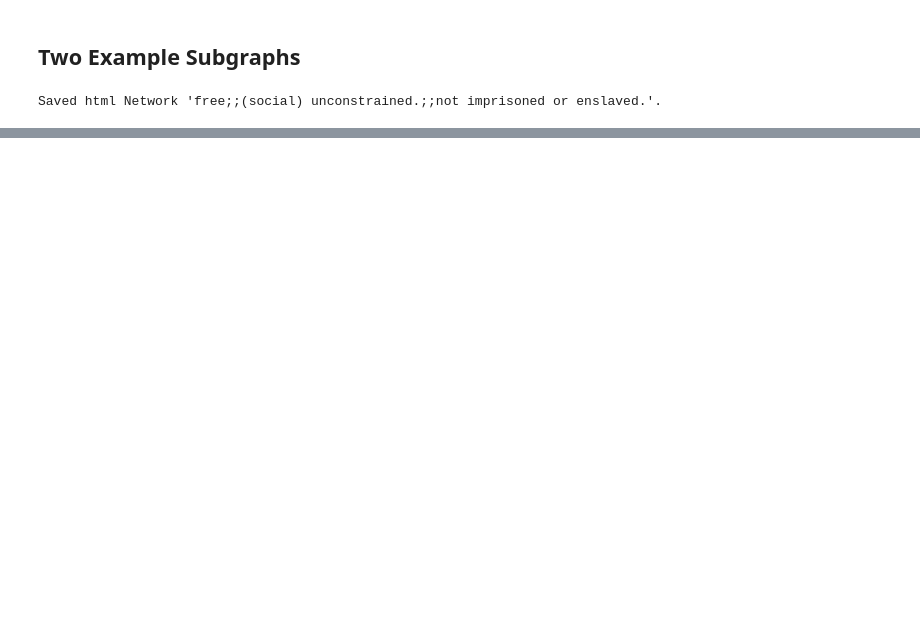
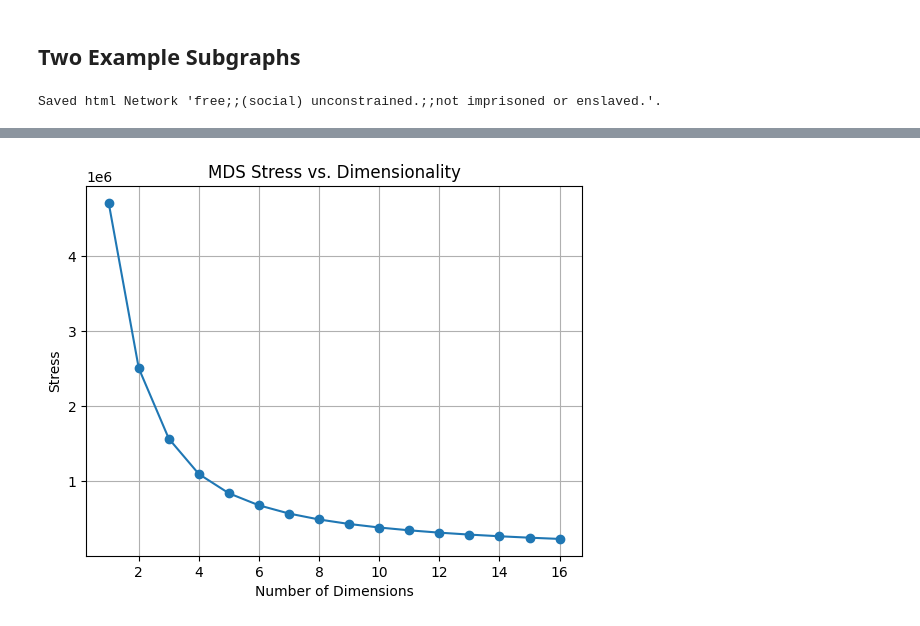
Before and after one commit to sinajaprlja/LexTyp, a Jupyter notebook: networkx.ipynb, the cells around one changed output, grey strips where cells are left out. Cells and saved outputs as stored; diff of their text form; code cells hidden in the pictures; blank space fills up the shorter version.

```diff
--- a/networkx.ipynb
+++ b/networkx.ipynb
@@ -409,7 +415,7 @@ def get_matrix_for_component_graph(component_graph: nx.Graph) -> List[List[int]]
     :param component_graph: The graph to calculate the matrix from
     :return: The len(nodes) x len(nodes) matrix containing every start stop pair
     """
-    path_len: int = len(find_longest_path_approx(component_graph=component_graph))
+    path_len: int = find_longest_path_approx(component_graph=component_graph)
 
     # Sort component_grpah nodes for a consistent matrix representation (index=node)
     nodes = sorted(component_graph.nodes)
@@ -417,8 +423,8 @@ def get_matrix_for_component_graph(component_graph: nx.Graph) -> List[List[int]]
 
     # Run random_walk starting from every node once and save the last visited node
     start_stop_map: Dict[str, str] = {node: [random_walk_in_component(component_graph=component_graph,
-                                                                     start_node=node,
-                                                                     walk_length=path_len) for _ in range(random_count)]
+                                                                      start_node=node,
+                                                                      walk_length=path_len) for _ in range(random_count)]
                                       for node in nodes}
 
     # Initialize matrix full of 0
@@ -427,7 +433,7 @@ def get_matrix_for_component_graph(component_graph: nx.Graph) -> List[List[int]]
     # Add 1 to every start stop pair and devide by node_count * walk_count
     for start, end_nodes in start_stop_map.items():
         for end in end_nodes:
-            matrix[nodes.index(start)][nodes.index(end)] = matrix[nodes.index(start)][nodes.index(end)] + (1 / (random_count * len(nodes)))
+            matrix[nodes.index(start)][nodes.index(end)] = matrix[nodes.index(start)][nodes.index(end)] + (1 / (random_count))
 
     debug()
     debug('\n  '.join(["EndNode Percentages:"] + [", ".join([f"{value:0.4f}" for value in row]) for row in matrix]))
@@ -500,0 +509,15 @@ print(matrix)
+# %%
+def avg(a:float, b: float) -> float:
+    """
+    Calculcates the average of two values.
+    """
+    return (a + b)/2
+
+
+aggs = [min, max, avg]
+agg = aggs[2]
+
+
+for i in range(matrix.shape[0]):
+    for j in range(i):
+        matrix[i][j] = matrix[j][i] = agg(matrix[i][j], matrix[j][i])
@@ -500,0 +540,2 @@ print(matrix)
+# %%
+dist_matrix = 1 - matrix
@@ -500,0 +611,10 @@ print(matrix)
+# %%
+max_dim = 16
+dims = range(1, max_dim + 1)
+stress_vals = []
+
+for d in tqdm(dims, desc="Running MDS", unit="dimension"):
+    mds = MDS(n_components=d, dissimilarity='precomputed', random_state=42)
+    mds.fit(dist_matrix)
+    stress_vals.append(mds.stress_)
+    print(f"Dimension {d} → Stress: {mds.stress_:.2f}")
@@ -500,0 +635,9 @@ print(matrix)
+# %%
+plt.plot(dims, stress_vals, marker='o')
+plt.xlabel("Number of Dimensions")
+plt.ylabel("Stress")
+plt.title("MDS Stress vs. Dimensionality")
+plt.grid(True)
+plt.show()
+# %% [output]
+[figure, added]
```
Also changed, not shown: parts of 17 cells of this notebook.
